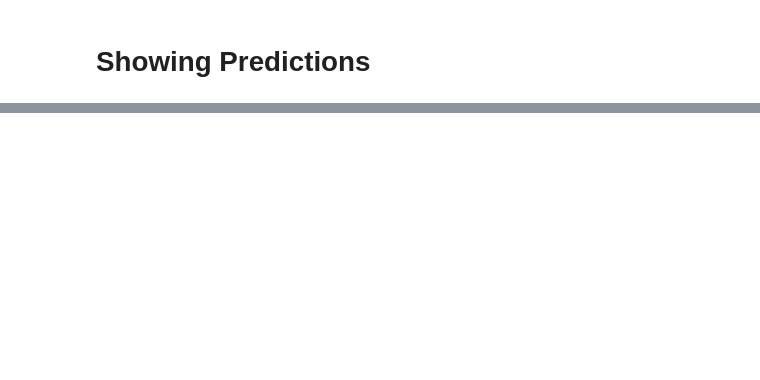
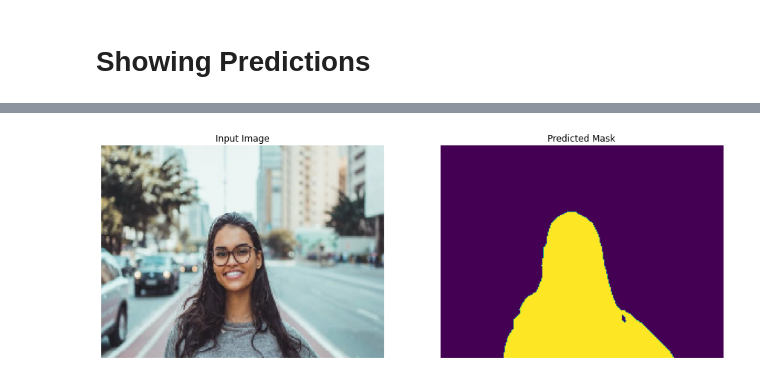
Before and after one commit to artanzand/image_segmentation_NST, a Jupyter notebook: src/U-Net_model.ipynb, the cells around one changed output, grey strips where cells are left out. Saved outputs shown, nothing was run; the diff lists cells and outputs as text; code cells hidden in the pictures; blank space fills up the shorter version.

```diff
--- a/src/U-Net_model.ipynb
+++ b/src/U-Net_model.ipynb
@@ -369,0 +368,39 @@ show_predictions(train_dataset, 2)
+# %%
+new_model = tf.keras.models.load_model('../input/unet-model/Unet_model.h5')
+# %%
+IMAGE_PATH = "../input/example/pexels-photo-1239291.jpeg"
+IMAGE_SIZE = (192, 256)
+
+def process_path(image_path):
+    img = tf.io.read_file(image_path)
+    img = tf.image.decode_jpeg(img, channels=3) / 255  # since it is a jpg file
+    img = tf.image.convert_image_dtype(img, tf.float32)
+
+    return img
+
+def preprocess(image):
+    input_image = tf.image.resize(image, IMAGE_SIZE, method='nearest')
+    input_image = input_image[tf.newaxis, ...]
+
+    return input_image
+
+image_ds = process_path(IMAGE_PATH)
+processed_image_ds = preprocess(image_ds)
+# %%
+photo_mask = new_model.predict(processed_image_ds) > 0.5
+
+def display(display_list):
+    plt.figure(figsize=(15, 15))
+
+    title = ['Input Image', 'Predicted Mask']
+
+    for i in range(len(display_list)):
+        plt.subplot(1, len(display_list), i+1)
+        plt.title(title[i])
+        plt.imshow(tf.keras.preprocessing.image.array_to_img(display_list[i]))
+        plt.axis('off')
+    plt.show()
+
+display([processed_image_ds[0], photo_mask[0]])
+# %% [output]
+[figure, added]
```
Also changed, not shown: parts of 13 cells of this notebook.
